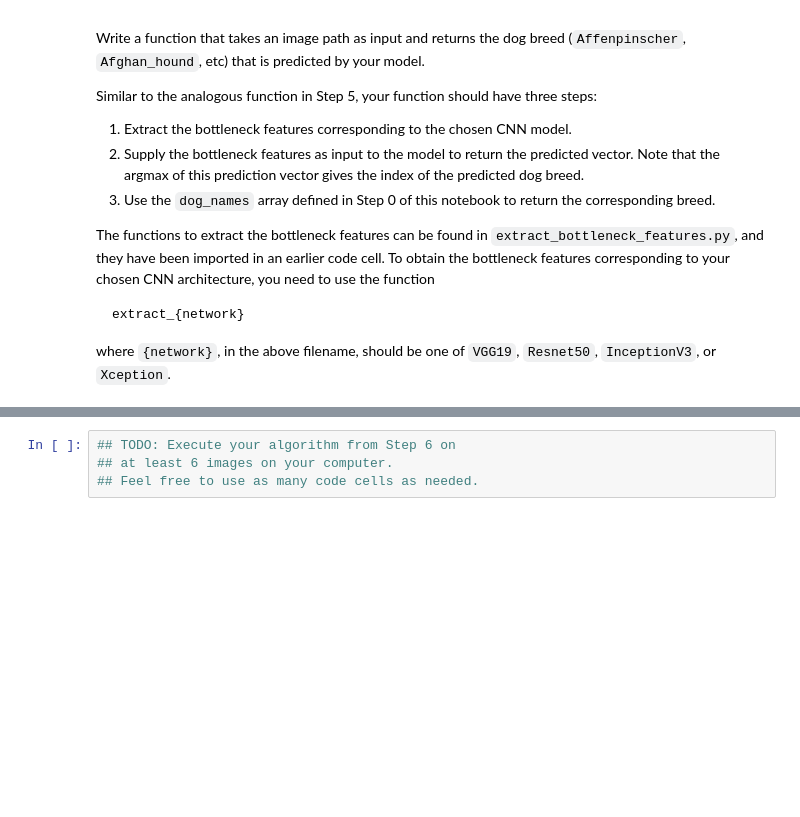
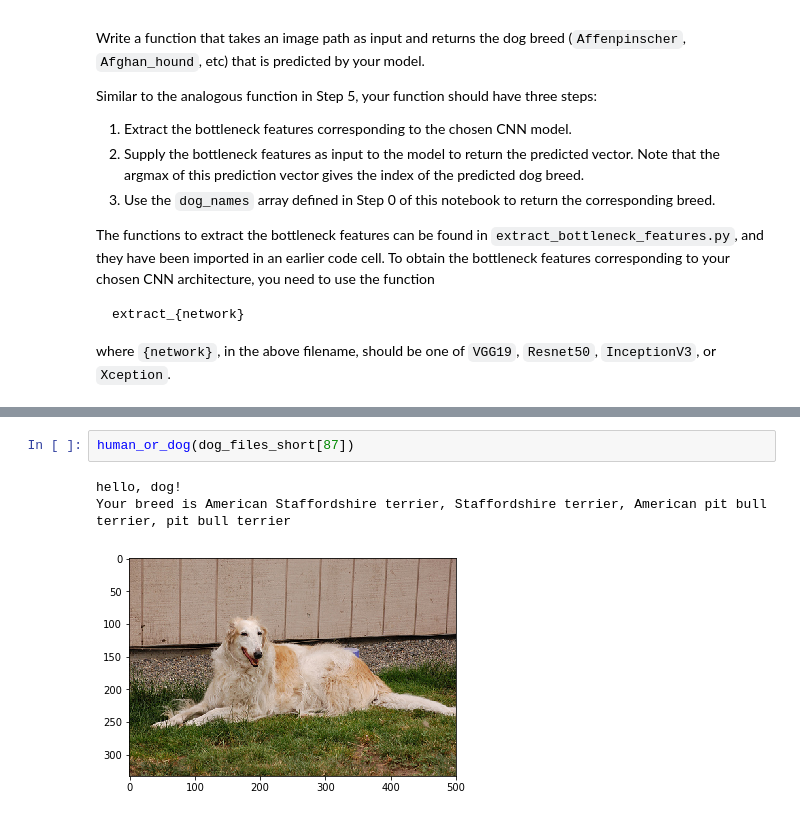
Before and after one commit to swaption2009/aind2_cnn_project, a Jupyter notebook: dog_app.ipynb, the cells around one changed output, grey strips where cells are left out. Saved outputs shown, nothing was run; the diff lists cells and outputs as text; blank space fills up the shorter version.

```diff
--- a/dog_app.ipynb
+++ b/dog_app.ipynb
@@ -885,4 +1062,6 @@ __Answer:__
-# %%
-## TODO: Execute your algorithm from Step 6 on
-## at least 6 images on your computer.
-## Feel free to use as many code cells as needed.
+# %%
+human_or_dog(dog_files_short[87])
+# %% [output]
+hello, dog!
+Your breed is American Staffordshire terrier, Staffordshire terrier, American pit bull terrier, pit bull terrier
+[figure, added]
```
Also changed, not shown: parts of 24 cells of this notebook, 3 other files.
